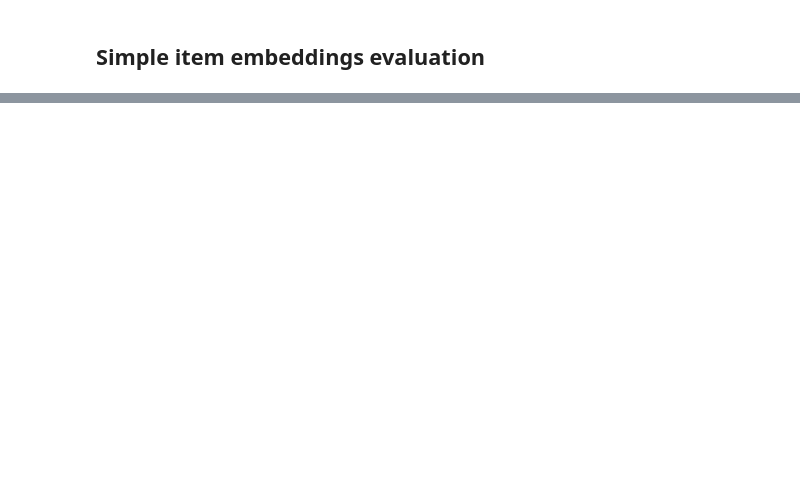
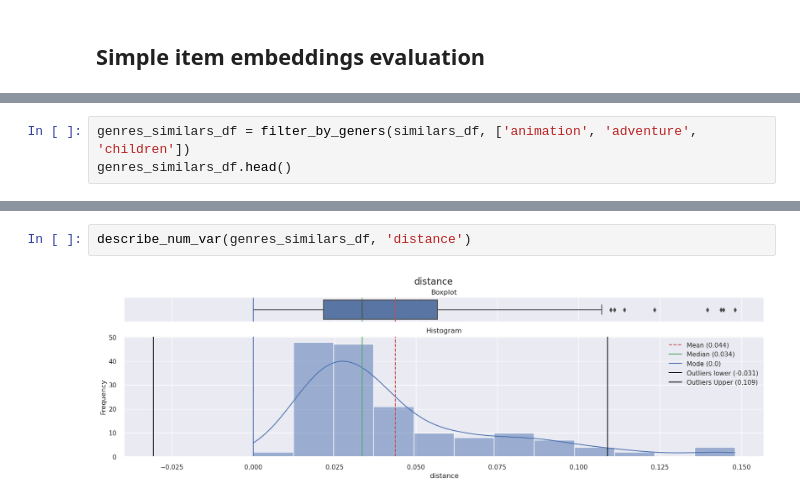
Before and after one commit to adrianmarino/thesis-paper, a Jupyter notebook: notebooks/chat-bot/2_embedding-db-updater.ipynb, the cells around one changed output, grey strips where cells are left out. Cells and saved outputs as stored; diff of their text form; blank space fills up the shorter version.

```diff
--- a/notebooks/chat-bot/2_embedding-db-updater.ipynb
+++ b/notebooks/chat-bot/2_embedding-db-updater.ipynb
@@ -262,0 +268,3 @@ df.merge(similars_df, on=['id'])[['distance', 'rating', 'id', 'title', 'genres',
+# %%
+genres_similars_df = filter_by_geners(similars_df, ['animation', 'adventure', 'children'])
+genres_similars_df.head()
@@ -262,0 +278,4 @@ df.merge(similars_df, on=['id'])[['distance', 'rating', 'id', 'title', 'genres',
+# %%
+describe_num_var(genres_similars_df, 'distance')
+# %% [output]
+[figure, added]
```
Also changed, not shown: parts of 25 cells of this notebook, 24 other files.
